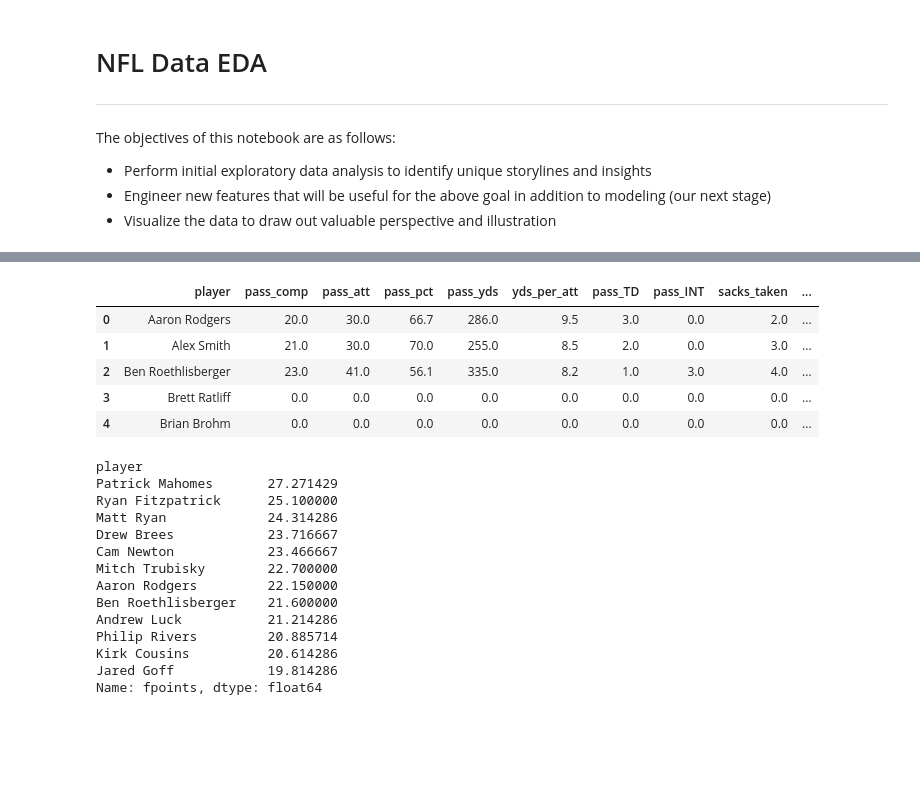
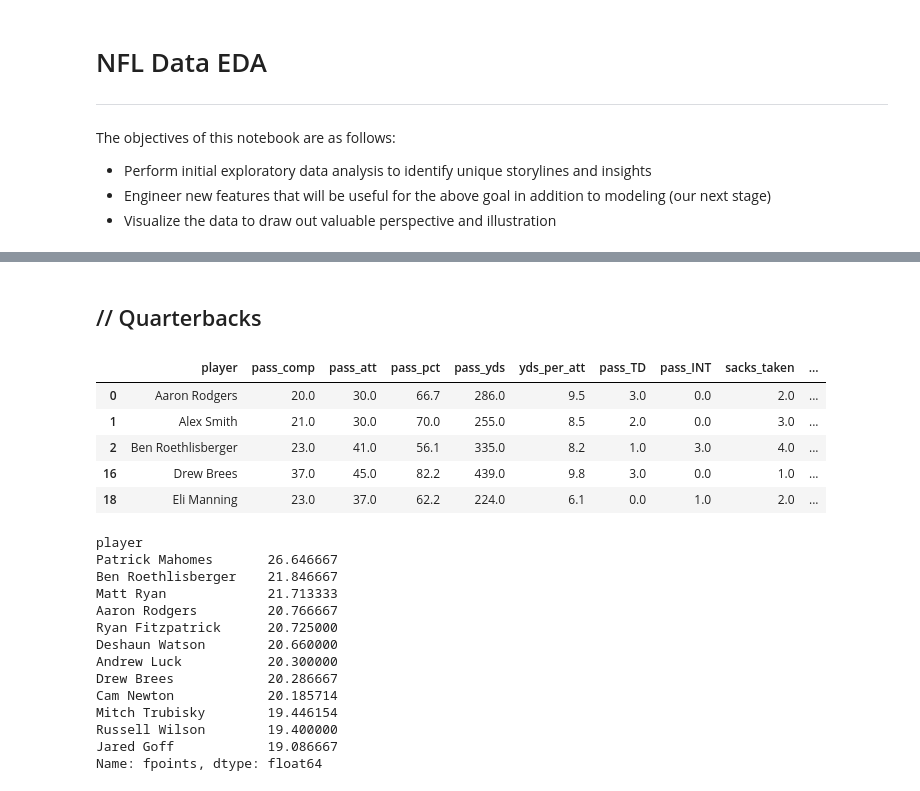
Before and after one commit to dodgemcintosh/FFML, a Jupyter notebook: 4-EDA.ipynb, the cells around one changed output, grey strips where cells are left out. Cells and saved outputs as stored; diff of their text form; code cells hidden in the pictures; blank space fills up the shorter version.

```diff
--- a/4-EDA.ipynb
+++ b/4-EDA.ipynb
@@ -13,35 +15,38 @@ import pandas as pd
 import matplotlib.pyplot as plt
 import seaborn as sns
 %matplotlib inline
-# %%
-qbs = pd.read_csv('./data/qb_stats_2018.csv', index_col='Unnamed: 0')
-qbs.head()
-# %% [output]
-|  | player | pass_comp | pass_att | pass_pct | pass_yds | yds_per_att | pass_TD | pass_INT | sacks_taken | ... |
-| 0 | Aaron Rodgers | 20.0 | 30.0 | 66.7 | 286.0 | 9.5 | 3.0 | 0.0 | 2.0 | ... |
-| 1 | Alex Smith | 21.0 | 30.0 | 70.0 | 255.0 | 8.5 | 2.0 | 0.0 | 3.0 | ... |
-| 2 | Ben Roethlisberger | 23.0 | 41.0 | 56.1 | 335.0 | 8.2 | 1.0 | 3.0 | 4.0 | ... |
-| 3 | Brett Ratliff | 0.0 | 0.0 | 0.0 | 0.0 | 0.0 | 0.0 | 0.0 | 0.0 | ... |
-| 4 | Brian Brohm | 0.0 | 0.0 | 0.0 | 0.0 | 0.0 | 0.0 | 0.0 | 0.0 | ... |
+# %% [markdown]
+## // Quarterbacks
 # %%
+qbs = pd.read_csv('./data/qb_stats_2018.csv', index_col='Unnamed: 0')
 # Let's make sure to only look at "active" players aka `active == 1.0`
 qbs = qbs.loc[qbs.active==1.0, :]
+# And only through Week 16 for now, the week when *most* leagues play their championship game
+qbs = qbs[qbs['week'] != 17]
+qbs.head()
+# %% [output]
+|  | player | pass_comp | pass_att | pass_pct | pass_yds | yds_per_att | pass_TD | pass_INT | sacks_taken | ... |
+| 0 | Aaron Rodgers | 20.0 | 30.0 | 66.7 | 286.0 | 9.5 | 3.0 | 0.0 | 2.0 | ... |
+| 1 | Alex Smith | 21.0 | 30.0 | 70.0 | 255.0 | 8.5 | 2.0 | 0.0 | 3.0 | ... |
+| 2 | Ben Roethlisberger | 23.0 | 41.0 | 56.1 | 335.0 | 8.2 | 1.0 | 3.0 | 4.0 | ... |
+| 16 | Drew Brees | 37.0 | 45.0 | 82.2 | 439.0 | 9.8 | 3.0 | 0.0 | 1.0 | ... |
+| 18 | Eli Manning | 23.0 | 37.0 | 62.2 | 224.0 | 6.1 | 0.0 | 1.0 | 2.0 | ... |
 # %%
 qbs.groupby('player')['fpoints'].mean().sort_values(ascending=False)[:12]
 # %% [output]
 player
-Patrick Mahomes       27.271429
-Ryan Fitzpatrick      25.100000
-Matt Ryan             24.314286
-Drew Brees            23.716667
-Cam Newton            23.466667
-Mitch Trubisky        22.700000
-Aaron Rodgers         22.150000
-Ben Roethlisberger    21.600000
-Andrew Luck           21.214286
-Philip Rivers         20.885714
-Kirk Cousins          20.614286
-Jared Goff            19.814286
+Patrick Mahomes       26.646667
+Ben Roethlisberger    21.846667
+Matt Ryan             21.713333
+Aaron Rodgers         20.766667
+Ryan Fitzpatrick      20.725000
+Deshaun Watson        20.660000
+Andrew Luck           20.300000
+Drew Brees            20.286667
+Cam Newton            20.185714
+Mitch Trubisky        19.446154
+Russell Wilson        19.400000
+Jared Goff            19.086667
 Name: fpoints, dtype: float64
 # %% [markdown]
 #### Our Top 12 features some familiar names from past seasons as well as newcomers:
```
Also changed, not shown: parts of 15 cells of this notebook.
